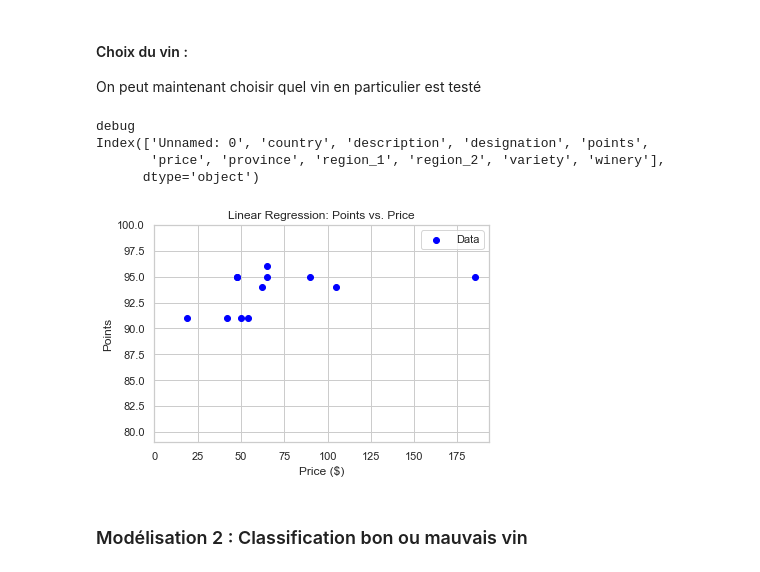
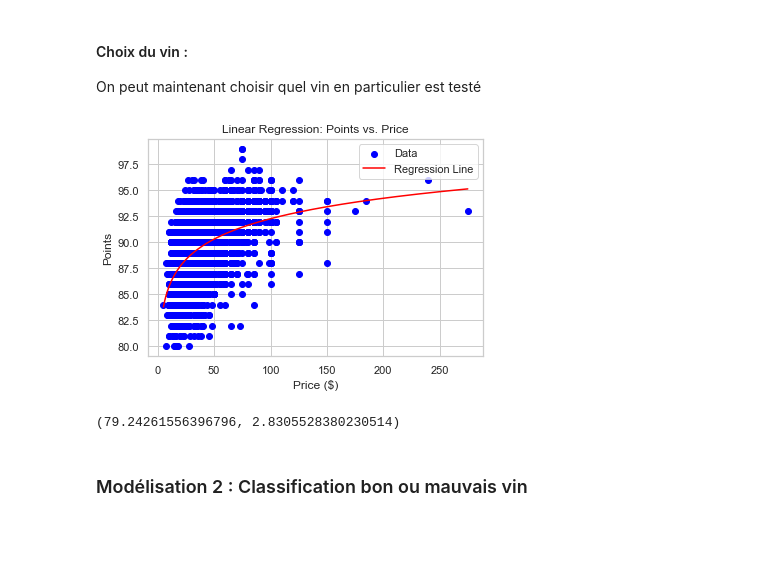
Before and after one commit to Tritri178/projet-data-2, a Jupyter notebook: notebook.ipynb, the cells around one changed output. Drawn from its saved outputs; the diff is of its cells as text; code cells hidden in the pictures; blank space fills up the shorter version.

```diff
--- a/notebook.ipynb
+++ b/notebook.ipynb
@@ -160,72 +194,43 @@ On voit d'après le graphique que....
 On peut maintenant choisir quel vin en particulier est testé
 # %%
 
+pays='US'
+province='Oregon'
+def origine(data,country,province=None):
 
-def origine(path,country,province):
-    path='data.csv'
+    x= data['price'].values
+    y= data['points'].values
 
-    print('debug')
-    df = pd.read_csv(path)
-
-    print(df.keys())
-
-    # Extract X (price) and y (points)
-    x = df['price'].values
-    y = df['points'].values
-    countries = df['country'].values
-    provinces = df['province'].values
+    countries = data['country'].values
+    provinces = data['province'].values
 
     indice_1=countries==country
-    indice_2=provinces==province
+
+    if province is None or province == "":
+        indice_2 = np.ones_like(provinces, dtype=bool)
+    else:
+        indice_2 = (provinces == province)
 
 
-    # Remove any rows where price is NaN
-    valid_indices = ~np.isnan(x) & ~np.isnan(y) & indice_1 & indice_2
+    valid_indices =  indice_1 & indice_2
     x = x[valid_indices]
     y = y[valid_indices]
-    countries = countries[valid_indices]
-    provinces = provinces[valid_indices]
-
-    return x, y, countries, provinces
-
-x, y, countries, provinces = origine('data.csv','US','Oregon')
 
 
-
-'''
-log_x = np.log(x)
-coefficients = np.polyfit(log_x, y, 1) # returns [b, a]
-
-b = coefficients[0]
-a = coefficients[1]
-
-y_fit = a + b * np.log(x)
-
-#%%
-
-'''
-
-# Plot the data and regression line
-plt.scatter(x, y, color='blue', label='Data')
-plt.xlabel('Price ($)')
-plt.ylabel('Points')
-plt.title('Linear Regression: Points vs. Price')
-plt.xlim(left=0)   # set x-axis minimum to 0
-plt.ylim(bottom=79) # set y-axis minimum to 0
-plt.ylim(top=100)  # set y-axis maximum to 100
-plt.legend()
-plt.show()
+    if len(x) < 2:
+        print(f"Erreur : Pas assez de données pour {country} {province if province else ''} ({len(x)} points trouvés).")
+        return None, None
 
 
+    return regression_log(x, y)
 
+path='data_cleaned.csv'
+data = pd.read_csv(path)
 
-# %%
+origine(data,pays,province)
 # %% [output]
+[figure, new version]
-debug
-Index(['Unnamed: 0', 'country', 'description', 'designation', 'points',
-       'price', 'province', 'region_1', 'region_2', 'variety', 'winery'],
-      dtype='object')
+(79.24261556396796, 2.8305528380230514)
-[figure, old version]
 # %% [markdown]
 ### Modélisation 2 : Classification bon ou mauvais vin
 # %%
```
Also changed, not shown: parts of 12 cells of this notebook.
